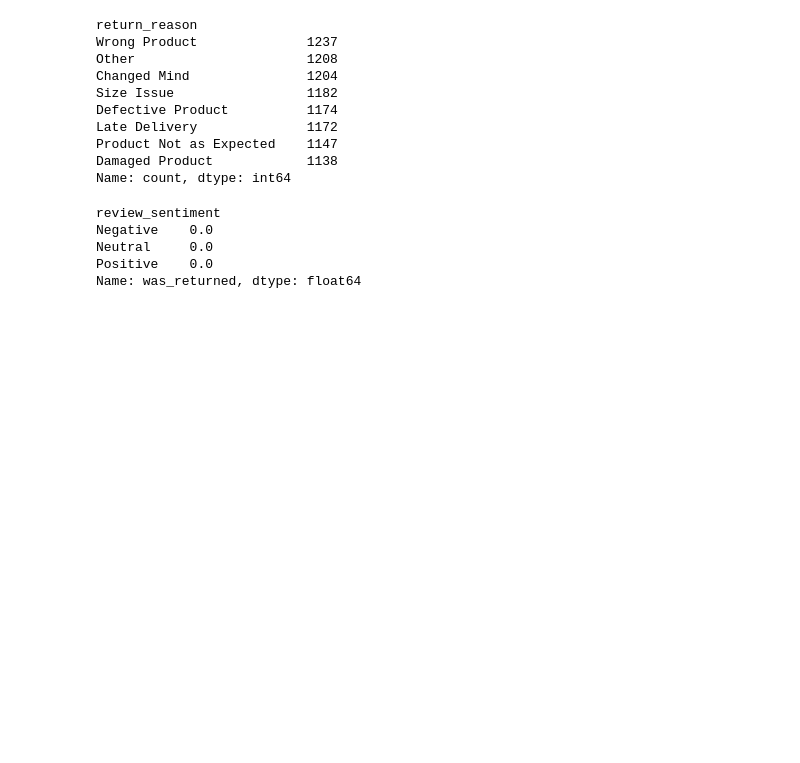
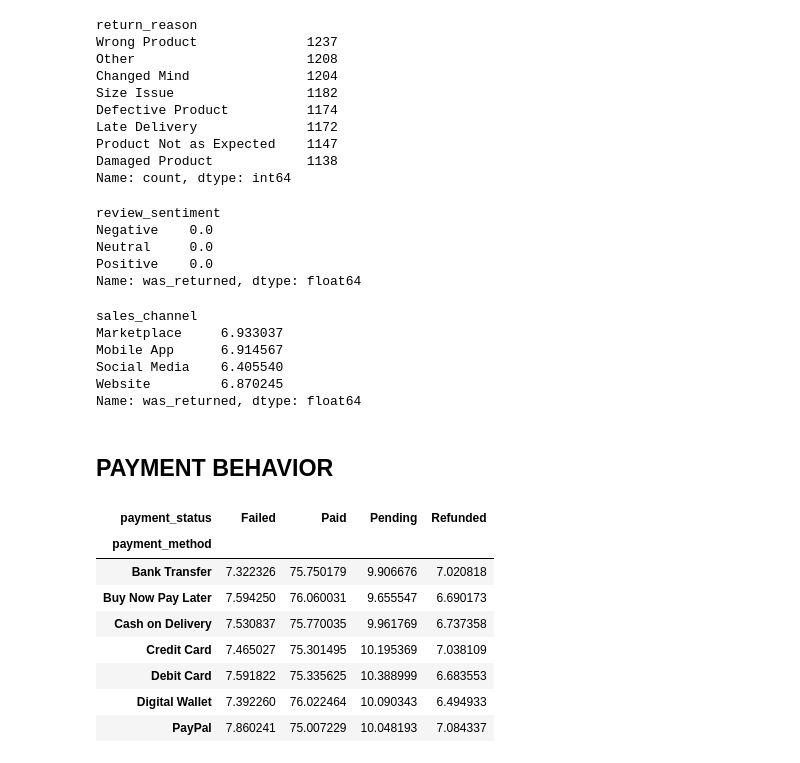
Before and after one commit to Badmosa/e-commerce-sales-and-customer-analysis, a Jupyter notebook: e-commerce-sales-and-customer-analytics.ipynb, the cells around one changed output. Cells and saved outputs as stored; diff of their text form; code cells hidden in the pictures; blank space fills up the shorter version.

Commit message:
Analyze e-commerce sales data

```diff
--- a/e-commerce-sales-and-customer-analytics.ipynb
+++ b/e-commerce-sales-and-customer-analytics.ipynb
@@ -518,3 +518,43 @@ Negative    0.0
 Neutral     0.0
 Positive    0.0
 Name: was_returned, dtype: float64
+# %%
+# Which sales channel has the highest return rate?
+
+d = df.copy()
+
+d["was_returned"] = (
+    d["return_status"].fillna("None") != "None"
+)
+
+return_rate_by_channel = (
+    d.groupby("sales_channel")["was_returned"]
+     .mean()
+     .mul(100)
+)
+
+return_rate_by_channel
+# %% [output]
+sales_channel
+Marketplace     6.933037
+Mobile App      6.914567
+Social Media    6.405540
+Website         6.870245
+Name: was_returned, dtype: float64
+# %% [markdown]
+## PAYMENT BEHAVIOR
+# %%
+# Pending rate by payment method.
+payment_method_performance = df.groupby("payment_method")["payment_status"].value_counts(normalize=True).unstack()* 100
+
+payment_method_performance
+# %% [output]
+| payment_status | Failed | Paid | Pending | Refunded |
+| payment_method |  |  |  |  |
+| Bank Transfer | 7.322326 | 75.750179 | 9.906676 | 7.020818 |
+| Buy Now Pay Later | 7.594250 | 76.060031 | 9.655547 | 6.690173 |
+| Cash on Delivery | 7.530837 | 75.770035 | 9.961769 | 6.737358 |
+| Credit Card | 7.465027 | 75.301495 | 10.195369 | 7.038109 |
+| Debit Card | 7.591822 | 75.335625 | 10.388999 | 6.683553 |
+| Digital Wallet | 7.392260 | 76.022464 | 10.090343 | 6.494933 |
+| PayPal | 7.860241 | 75.007229 | 10.048193 | 7.084337 |
```
